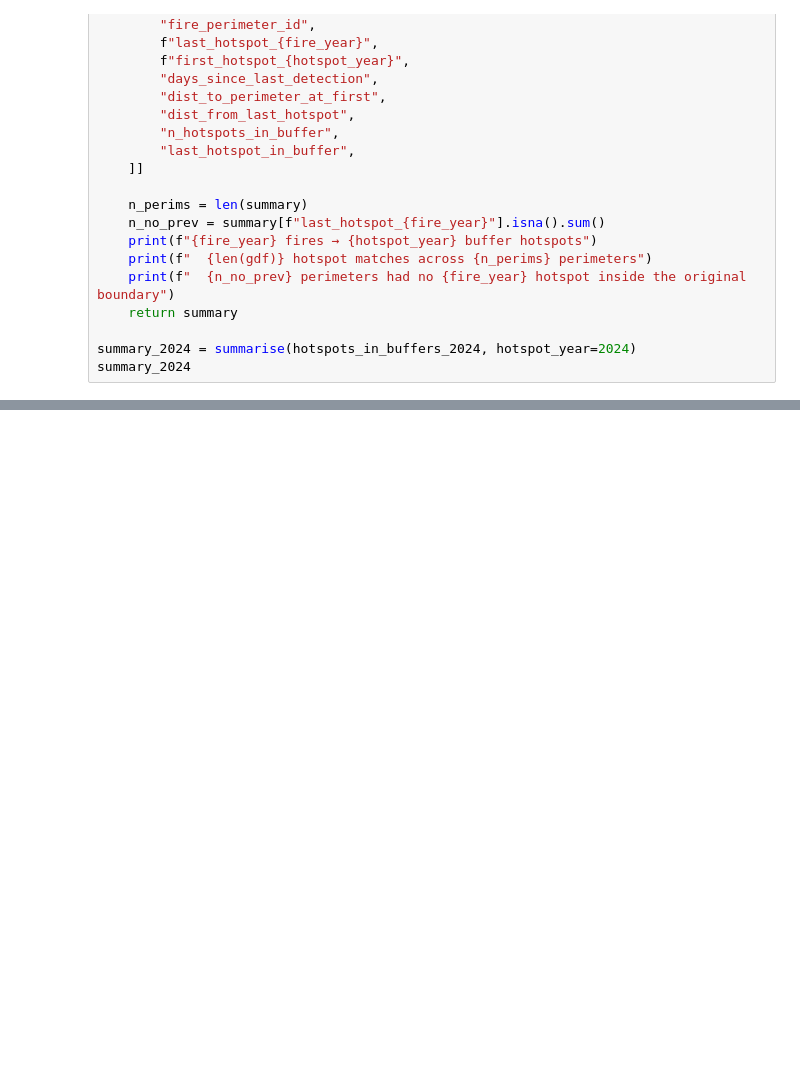
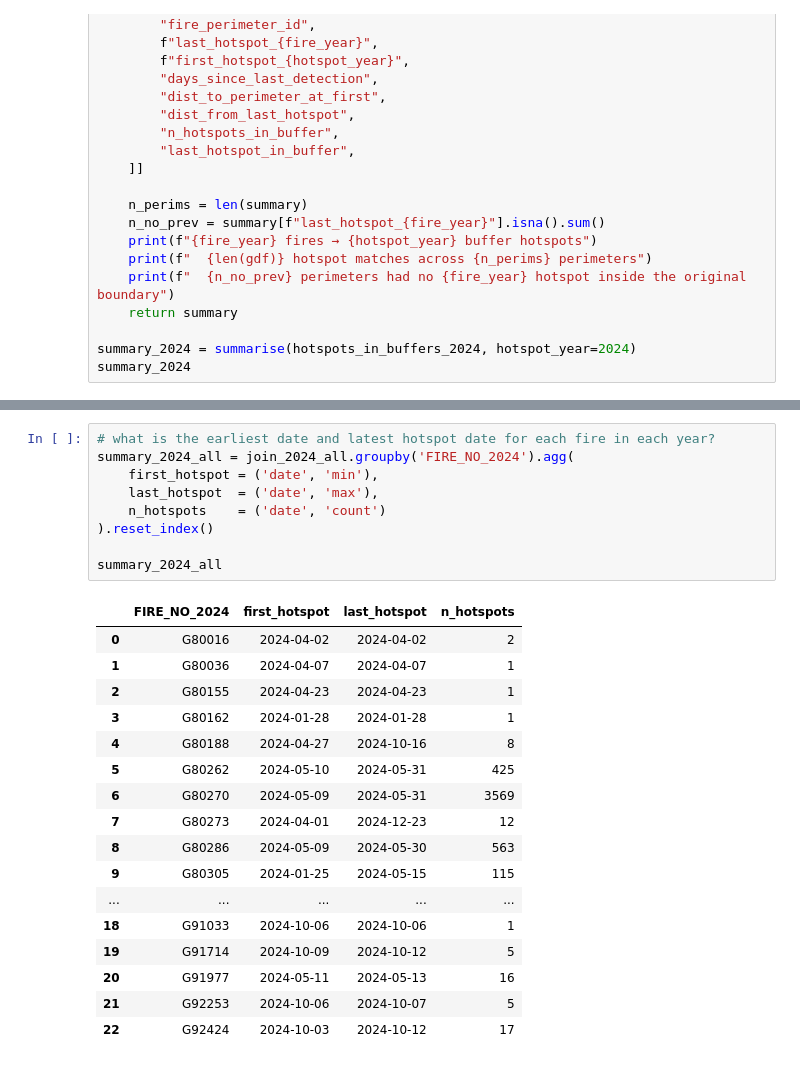
Before and after one commit to jackagoldman/overwintering, a Jupyter notebook: notebooks/overwinter_analysis.ipynb, the cells around one changed output, grey strips where cells are left out. Saved outputs shown, nothing was run; the diff lists cells and outputs as text; blank space fills up the shorter version.

```diff
--- a/notebooks/overwinter_analysis.ipynb
+++ b/notebooks/overwinter_analysis.ipynb
@@ -168,0 +1215,27 @@ summary_2025
+# %%
+# what is the earliest date and latest hotspot date for each fire in each year?
+summary_2024_all = join_2024_all.groupby('FIRE_NO_2024').agg(
+    first_hotspot = ('date', 'min'),
+    last_hotspot  = ('date', 'max'),
+    n_hotspots    = ('date', 'count')
+).reset_index()
+
+summary_2024_all
+# %% [output]
+|  | FIRE_NO_2024 | first_hotspot | last_hotspot | n_hotspots |
+| 0 | G80016 | 2024-04-02 | 2024-04-02 | 2 |
+| 1 | G80036 | 2024-04-07 | 2024-04-07 | 1 |
+| 2 | G80155 | 2024-04-23 | 2024-04-23 | 1 |
+| 3 | G80162 | 2024-01-28 | 2024-01-28 | 1 |
+| 4 | G80188 | 2024-04-27 | 2024-10-16 | 8 |
+| 5 | G80262 | 2024-05-10 | 2024-05-31 | 425 |
+| 6 | G80270 | 2024-05-09 | 2024-05-31 | 3569 |
+| 7 | G80273 | 2024-04-01 | 2024-12-23 | 12 |
+| 8 | G80286 | 2024-05-09 | 2024-05-30 | 563 |
+| 9 | G80305 | 2024-01-25 | 2024-05-15 | 115 |
+| ... | ... | ... | ... | ... |
+| 18 | G91033 | 2024-10-06 | 2024-10-06 | 1 |
+| 19 | G91714 | 2024-10-09 | 2024-10-12 | 5 |
+| 20 | G91977 | 2024-05-11 | 2024-05-13 | 16 |
+| 21 | G92253 | 2024-10-06 | 2024-10-07 | 5 |
+| 22 | G92424 | 2024-10-03 | 2024-10-12 | 17 |
```
Also changed, not shown: parts of 57 cells of this notebook, 13 other files.
